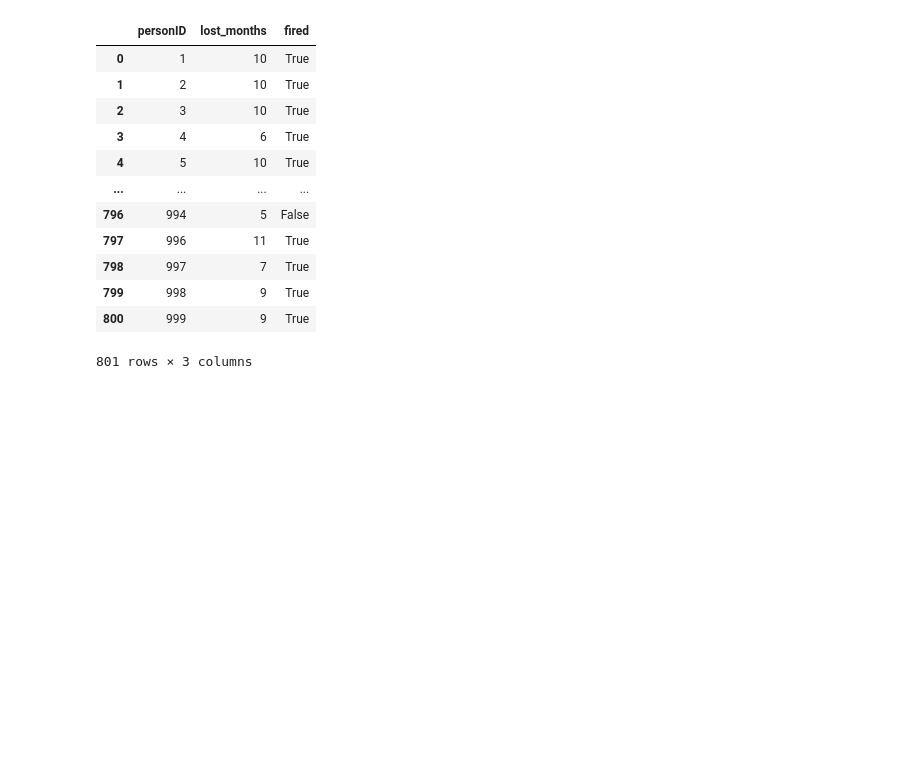
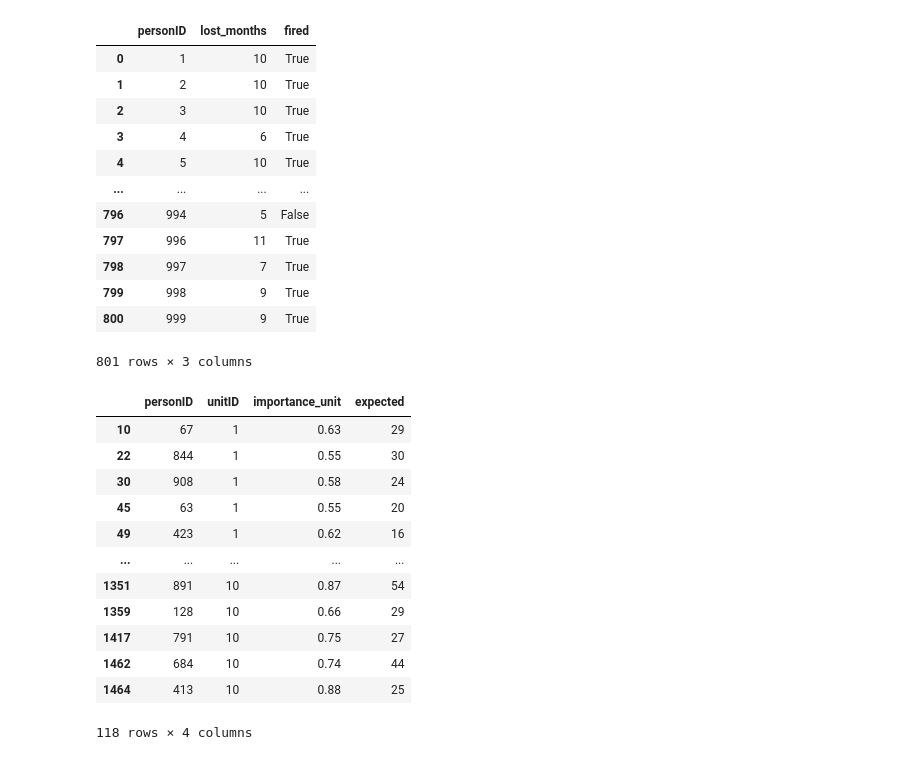
Before and after one commit to Mo-sharifi/time_company, a Jupyter notebook: main.ipynb, the cells around one changed output. Drawn from its saved outputs; the diff is of its cells as text; code cells hidden in the pictures; blank space fills up the shorter version.

```diff
--- a/main.ipynb
+++ b/main.ipynb
@@ -226,3 +226,20 @@ fired
 # %%
 fired_list = fired.loc[fired["fired"], "personID"].tolist()
 survivors_list = fired.loc[~fired["fired"], "personID"].tolist()
+# %%
+tab1_surv = tab1[tab1["personID"].isin(survivors_list)].copy()
+tab1_surv
+# %% [output]
+|  | personID | unitID | importance_unit | expected |
+| 10 | 67 | 1 | 0.63 | 29 |
+| 22 | 844 | 1 | 0.55 | 30 |
+| 30 | 908 | 1 | 0.58 | 24 |
+| 45 | 63 | 1 | 0.55 | 20 |
+| 49 | 423 | 1 | 0.62 | 16 |
+| ... | ... | ... | ... | ... |
+| 1351 | 891 | 10 | 0.87 | 54 |
+| 1359 | 128 | 10 | 0.66 | 29 |
+| 1417 | 791 | 10 | 0.75 | 27 |
+| 1462 | 684 | 10 | 0.74 | 44 |
+| 1464 | 413 | 10 | 0.88 | 25 |
+118 rows × 4 columns
```
Also changed, not shown: parts of 6 cells of this notebook.
